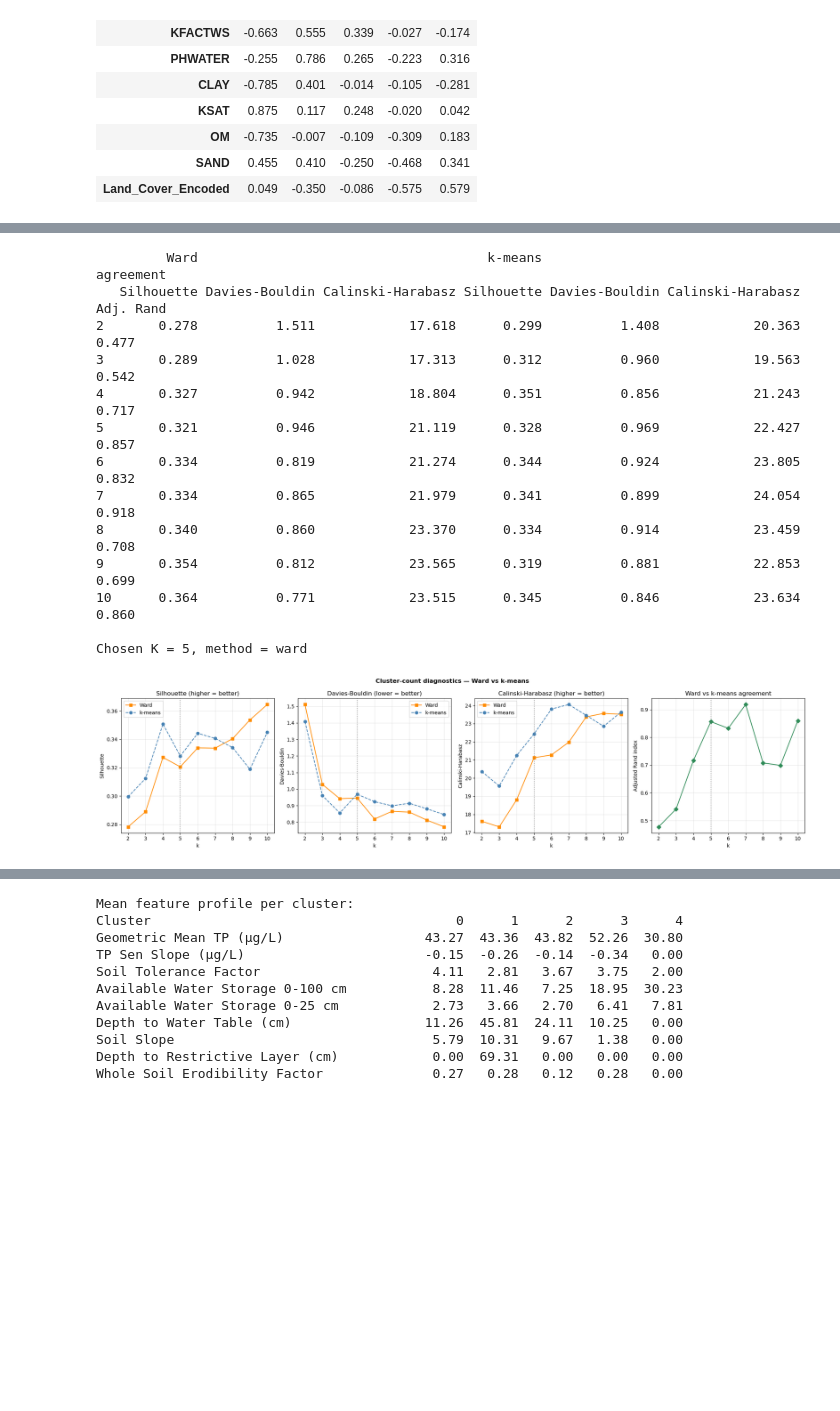
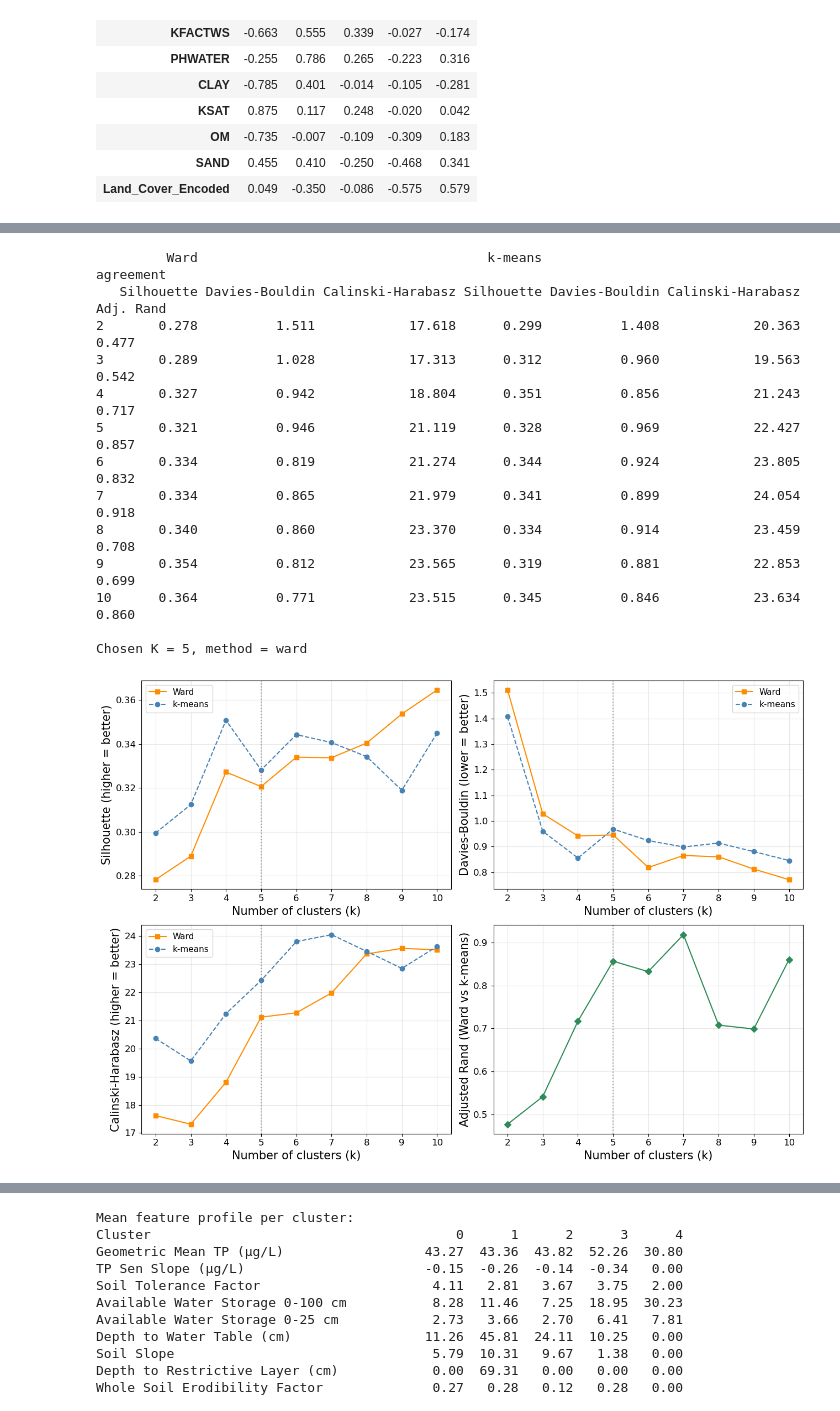
Before and after one commit to narslab/stream-station-typology, a Jupyter notebook: bin/ss-typology.ipynb, the cells around one changed output, grey strips where cells are left out. Saved outputs shown, nothing was run; the diff lists cells and outputs as text; code cells hidden in the pictures; blank space fills up the shorter version.

```diff
--- a/bin/ss-typology.ipynb
+++ b/bin/ss-typology.ipynb
@@ -81,6 +90,15 @@ K = 5                       # cluster count (justified by the diagnostics cell)
 CLUSTER_METHOD = "ward"     # "ward" (hierarchical) or "kmeans"
 RANDOM_STATE = 45
 PALETTE = list(plt.get_cmap("tab10").colors)
+# %%
+# --- Figure style: larger fonts for paper-ready figures ---
+plt.rcParams.update({
+    "axes.labelsize": 15,
+    "axes.titlesize": 13,
+    "xtick.labelsize": 12,
+    "ytick.labelsize": 12,
+    "legend.fontsize": 11,
+})
 # %%
 # --- Data input: encode land cover, hold out validation sites ---
 df = pd.read_csv(DATA)
@@ -200,7 +218,7 @@ ax.plot(pcs, cum, "ro-", label="Cumulative")
 ax.axhline(90, color="green", ls="--", lw=1, label="90% threshold")
 ax.axvline(N_PCS_CLUSTER + .5, color="purple", ls=":", lw=1.5,
            label=f"{N_PCS_CLUSTER} PCs retained")
-ax.set(xlabel="Principal component", ylabel="Variance explained (%)", title="Scree plot")
+ax.set(xlabel="Principal component", ylabel="Variance explained (%)")
 ax.set_xticks(pcs)
 ax.legend()
 ax.grid(axis="y", alpha=.3)
@@ -208,15 +226,15 @@ fig.tight_layout()
 fig.savefig(FIG / "scree.png", dpi=200)
 plt.show()
 
-# Loadings heatmap
+# Loadings heatmap (component names only, no "PCx")
 disp = loadings.iloc[:, :N_PCS_CLUSTER].copy()
 disp.index = [VARIABLE_LABELS.get(f, f) for f in disp.index]
-disp.columns = [f"{c}\n{PC_NAMES.get(c, '')}\n({v:.1f}%)"
+disp.columns = [f"{PC_NAMES.get(c, c)}\n({v:.1f}%)"
                 for c, v in zip(disp.columns, vpct)]
 fig, ax = plt.subplots(figsize=(9, 8))
 sns.heatmap(disp, cmap="coolwarm", center=0, annot=True, fmt=".2f", linewidths=.5,
             cbar_kws={"label": "Loading"}, ax=ax)
-ax.set_title(f"PCA loadings (first {N_PCS_CLUSTER} PCs)", fontweight="bold")
+ax.set_xticklabels(ax.get_xticklabels(), rotation=45, ha="right")
 fig.tight_layout()
 fig.savefig(FIG / "loadings-heatmap.png", dpi=200)
 plt.show()
@@ -259,41 +277,45 @@ ari = pd.Series({k: adjusted_rand_score(labs_wd[k], labs_km[k]) for k in K_RANGE
 compare = pd.concat({"Ward": diag_wd, "k-means": diag_km}, axis=1)
 compare[("agreement", "Adj. Rand")] = ari
 print(compare.round(3).to_string())
 print(f"\nChosen K = {K}, method = {CLUSTER_METHOD}")
 
+# 2 x 2 layout (paper-friendly): three internal metrics + method agreement
 panels = [("Silhouette", "higher"), ("Davies-Bouldin", "lower"),
           ("Calinski-Harabasz", "higher")]
-fig, axes = plt.subplots(1, 4, figsize=(20, 5))
+fig, axes = plt.subplots(2, 2, figsize=(13, 9))
+axes = axes.ravel()
 for ax, (name, better) in zip(axes, panels):
     ax.plot(diag_wd.index, diag_wd[name], "s-", color="darkorange", label="Ward")
     ax.plot(diag_km.index, diag_km[name], "o--", color="steelblue", label="k-means")
     ax.axvline(K, color="grey", ls=":", alpha=.7)
-    ax.set(xlabel="k", ylabel=name, title=f"{name} ({better} = better)")
-    ax.set_xticks(list(K_RANGE)); ax.grid(alpha=.3); ax.legend()
+    ax.set(xlabel="Number of clusters (k)", ylabel=f"{name} ({better} = better)")
+    ax.set_xticks(list(K_RANGE))
+    ax.grid(alpha=.3)
+    ax.legend()
 axes[3].plot(ari.index, ari.values, "D-", color="seagreen")
 axes[3].axvline(K, color="grey", ls=":", alpha=.7)
-axes[3].set(xlabel="k", ylabel="Adjusted Rand index",
-            title="Ward vs k-means agreement")
-axes[3].set_xticks(list(K_RANGE)); axes[3].grid(alpha=.3)
-fig.suptitle("Cluster-count diagnostics — Ward vs k-means", fontweight="bold")
+axes[3].set(xlabel="Number of clusters (k)",
+            ylabel="Adjusted Rand (Ward vs k-means)")
+axes[3].set_xticks(list(K_RANGE))
+axes[3].grid(alpha=.3)
 fig.tight_layout()
 fig.savefig(FIG / "cluster-metrics.png", dpi=200)
 plt.show()
 # %% [output]
          Ward                                     k-means                                  agreement
    Silhouette Davies-Bouldin Calinski-Harabasz Silhouette Davies-Bouldin Calinski-Harabasz Adj. Rand
 2       0.278          1.511            17.618      0.299          1.408            20.363     0.477
 3       0.289          1.028            17.313      0.312          0.960            19.563     0.542
 4       0.327          0.942            18.804      0.351          0.856            21.243     0.717
 5       0.321          0.946            21.119      0.328          0.969            22.427     0.857
 6       0.334          0.819            21.274      0.344          0.924            23.805     0.832
 7       0.334          0.865            21.979      0.341          0.899            24.054     0.918
 8       0.340          0.860            23.370      0.334          0.914            23.459     0.708
 9       0.354          0.812            23.565      0.319          0.881            22.853     0.699
 10      0.364          0.771            23.515      0.345          0.846            23.634     0.860
 
 Chosen K = 5, method = ward
-[figure, old version]
+[figure, new version]
 # %%
 # --- Ward dendrogram (hierarchy behind the chosen cut) ---
 link = linkage(Z, method="ward")
```
Also changed, not shown: parts of 10 cells of this notebook, 12 other files.
